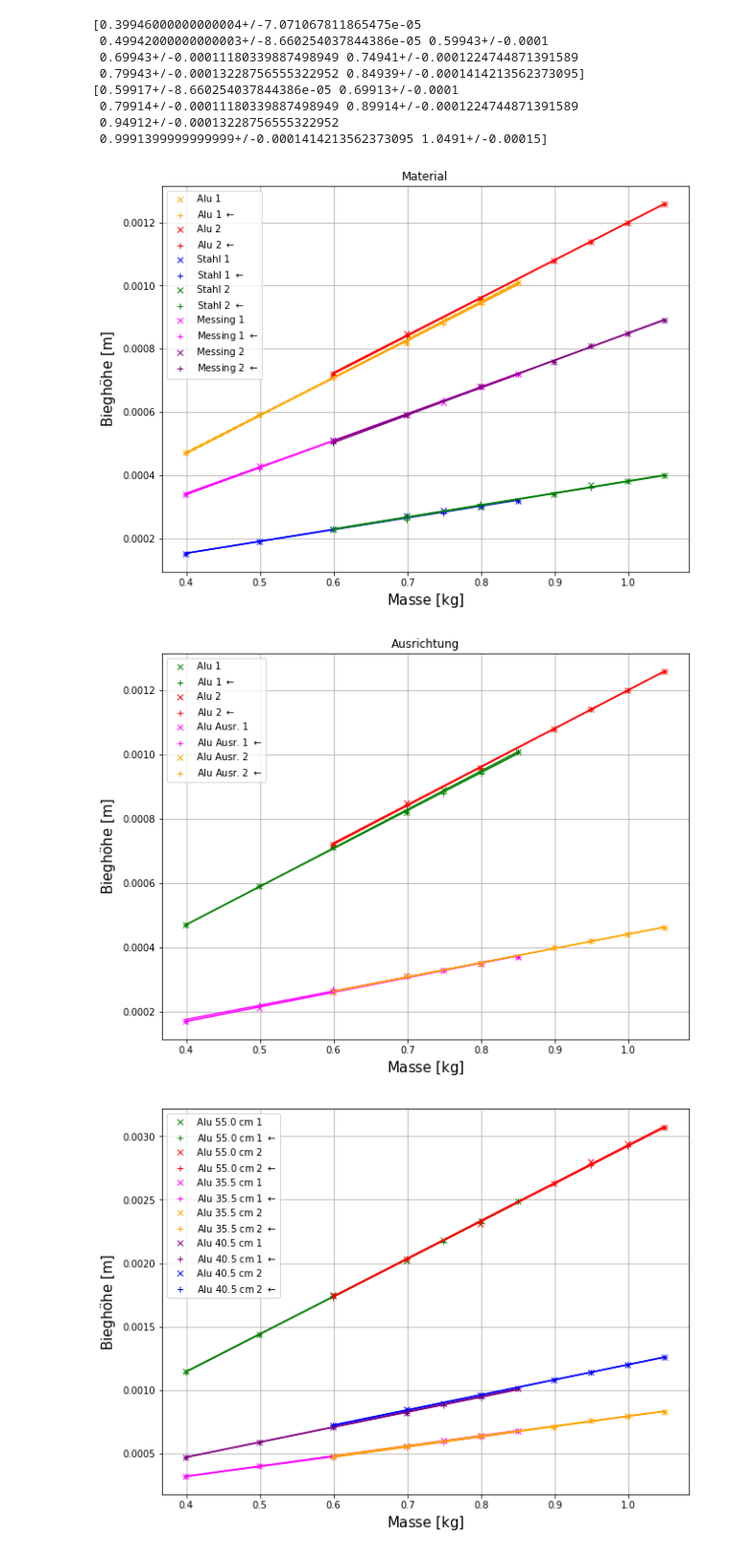
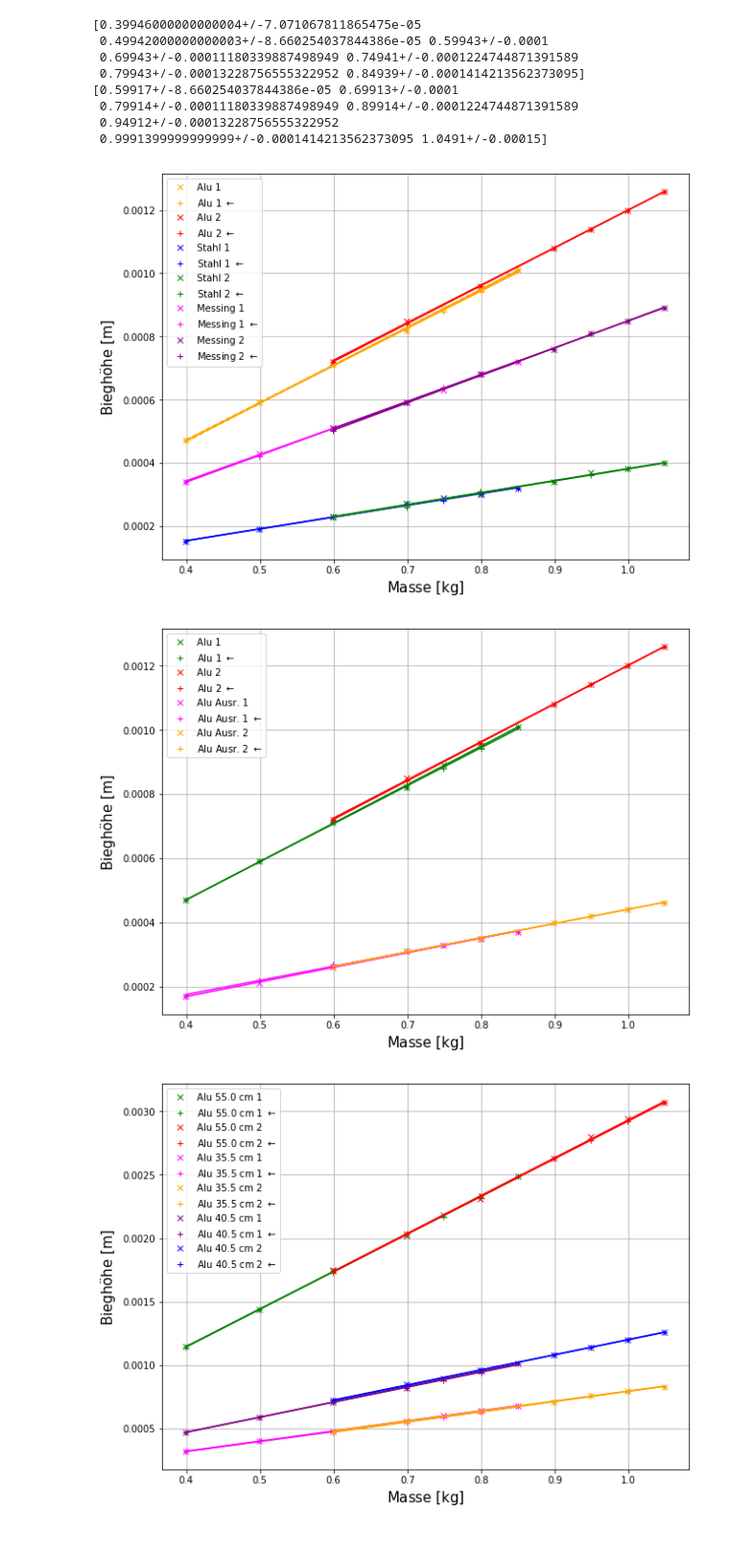
Before and after one commit to BigThonkers/APAP1, a Jupyter notebook: 8_6/Python_8_6.ipynb, the cells around one changed output. Shown at 96% size. Cells and saved outputs as stored; diff of their text form; code cells hidden in the pictures.

```diff
--- a/8_6/Python_8_6.ipynb
+++ b/8_6/Python_8_6.ipynb
@@ -203,35 +203,36 @@ def linreg(xfit,xarr,yarr,markeraus='-',grenz=0,markergrenz='--',color='orange',
     dfit1=(a+c)*(xfit)+(b-d)
     dfit2=(a-c)*(xfit)+(b+d)
     plt.plot(xfit,fit,markeraus,color=color,label=labelaus)
     if grenz==1:
         plt.plot(xfit,dfit1,markergrenz,color=color,label=labelgrenz)
         plt.plot(xfit,dfit2,markergrenz,color=color,label=labelgrenz)
     return
 
 linreg(xfit,xuarr2,yuarr6,labelaus=None,unumpy=True,color='orange')
 linreg(xfit,xuarr3,yuarr7,labelaus=None,unumpy=True,color='red')
 linreg(xfit,xuarr3,yuarr8,labelaus=None,unumpy=True,color='red')
 linreg(xfit,xuarr2,yuarr9,labelaus=None,unumpy=True,color='blue')
 linreg(xfit,xuarr2,yuarr10,labelaus=None,unumpy=True,color='blue')
 linreg(xfit,xuarr3,yuarr11,labelaus=None,unumpy=True,color='green')
 linreg(xfit,xuarr3,yuarr12,labelaus=None,unumpy=True,color='green')
 linreg(xfit,xuarr2,yuarr13,labelaus=None,color='magenta',unumpy=True)
 linreg(xfit,xuarr2,yuarr14,labelaus=None,unumpy=True,color='magenta')
 linreg(xfit,xuarr3,yuarr15,labelaus=None,color='purple',unumpy=True)
 linreg(xfit,xuarr3,yuarr16,labelaus=None,unumpy=True,color='purple')
 
 plt.legend()
 fig_size=plt.rcParams["figure.figsize"]
 fig_size[0]=10
 fig_size[1]=7.5
 plt.xlabel(r'$\mathrm{Masse}\ [\mathrm{kg}]$',size='15')
 plt.ylabel(r'$\mathrm{Biegh\"ohe}\ [\mathrm{m}]$',size='15')
-plt.title('Material')
+#plt.title('Material')
 plt.rcParams["figure.figsize"]=fig_size
 plt.grid()
+plt.savefig(fname='/home/a/Documents/uni/AP1/git/Praktikum-A1/8_6/material.png',dpi=300)
 plt.show()
 # %% [output]
-[figure, old version]
+[figure, new version]
 # %%
 yuarra1=unp.uarray(al_a.Bieghoehe_1/1000,ud)
 yuarra2=unp.uarray(al_a.Rueckwaerts_1/1000,ud)
@@ -259,11 +260,12 @@ linreg(xfit,xuarr3,yuarra4,labelaus=None,unumpy=True,color='orange')
 plt.legend()
 plt.xlabel(r'$\mathrm{Masse}\ [\mathrm{kg}]$',size='15')
 plt.ylabel(r'$\mathrm{Biegh\"ohe}\ [\mathrm{m}]$',size='15')
-plt.title('Ausrichtung')
+#plt.title('Ausrichtung')
 plt.grid()
+plt.savefig(fname='/home/a/Documents/uni/AP1/git/Praktikum-A1/8_6/ausrichtung.png',dpi=300)
 plt.show()
 # %% [output]
-[figure, old version]
+[figure, new version]
 # %%
 yuarrl1=unp.uarray(al_l1.Bieghoehe_1/1000,ud)
 yuarrl2=unp.uarray(al_l1.Rueckwaerts_1/1000,ud)
```
Also changed, not shown: parts of 15 cells of this notebook, 2 other files.
